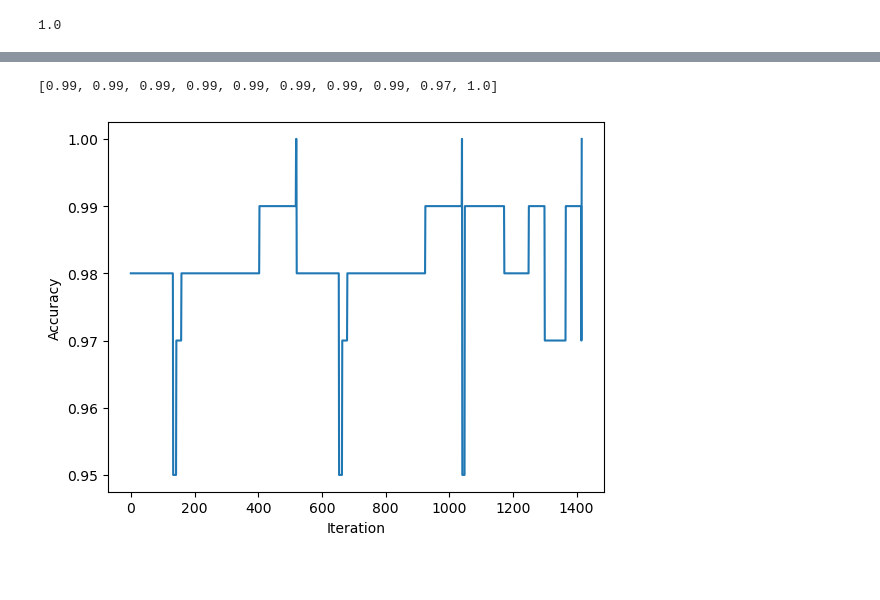
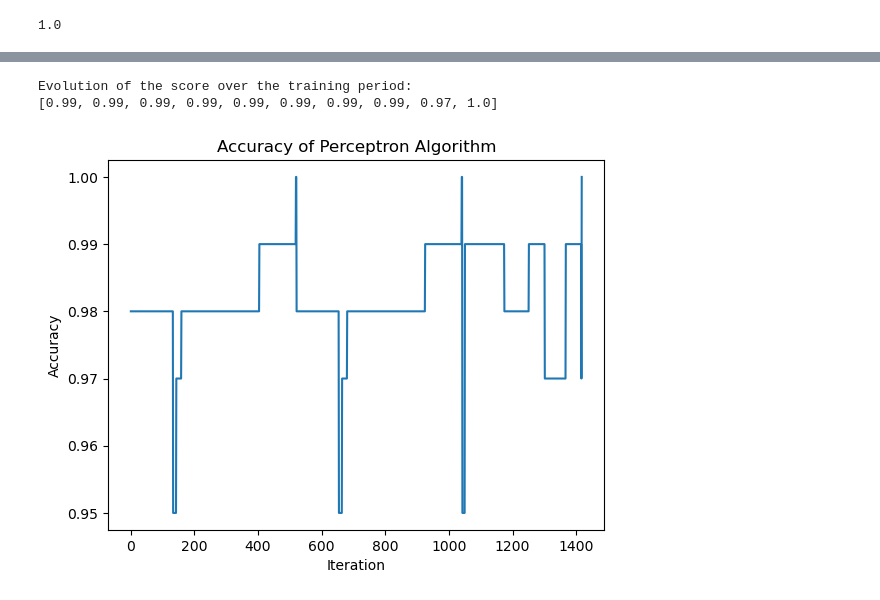
Before and after one commit to ndang01/ndang01.github.io, a Jupyter notebook: posts/blog1/index.ipynb, the cells around one changed output, grey strips where cells are left out. Drawn from its saved outputs; the diff is of its cells as text; code cells hidden in the pictures; blank space fills up the shorter version.

```diff
--- a/posts/blog1/index.ipynb
+++ b/posts/blog1/index.ipynb
@@ -106,17 +151,19 @@ p.score(X, y)
 # %%
 n = 100
-p_features = 5
+p_features = 6
 X_5, y_5 = make_blobs(n_samples = 100, n_features = p_features - 1, centers = [(-1.7, -1.7), (1.7, 1.7)])
 
 p.fit(X_5, y_5, max_steps = 1000)
 
 p.w
+print("Evolution of the score over the training period:")
+print(p.history[-10:]) #just the last few scores
 
-print(p.history[-10:]) #just the last few values
 fig = plt.plot(p.history)
 xlab = plt.xlabel("Iteration")
 ylab = plt.ylabel("Accuracy")
-plt.title("Accuracy of perceptron alg with 5 features")
+title = plt.title("Accuracy of Perceptron Algorithm")
 # %% [output]
+Evolution of the score over the training period:
 [0.99, 0.99, 0.99, 0.99, 0.99, 0.99, 0.99, 0.99, 0.97, 1.0]
-[figure, old version]
+[figure, new version]
```
Also changed, not shown: parts of 17 cells of this notebook, 13 other files.
